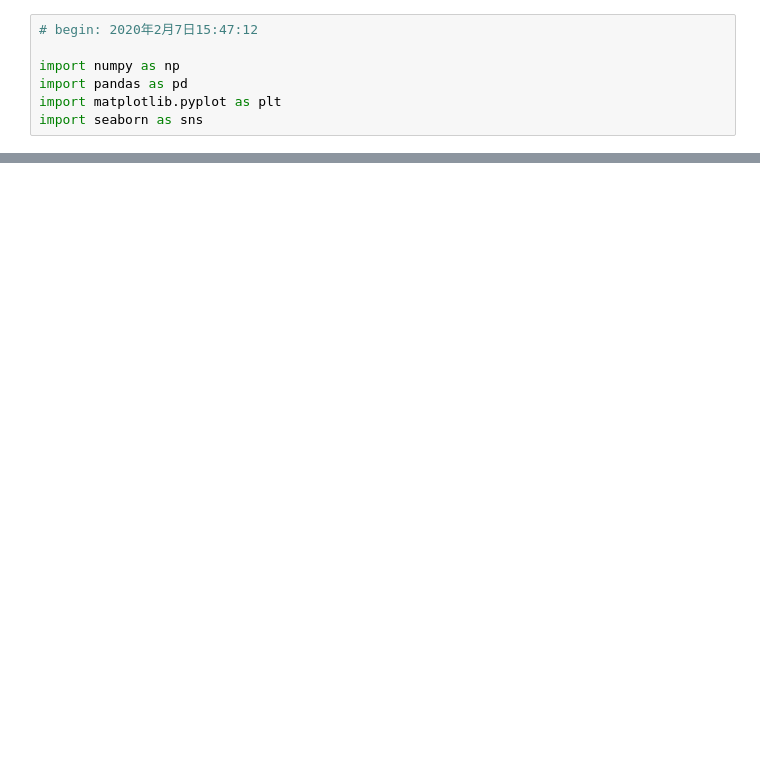
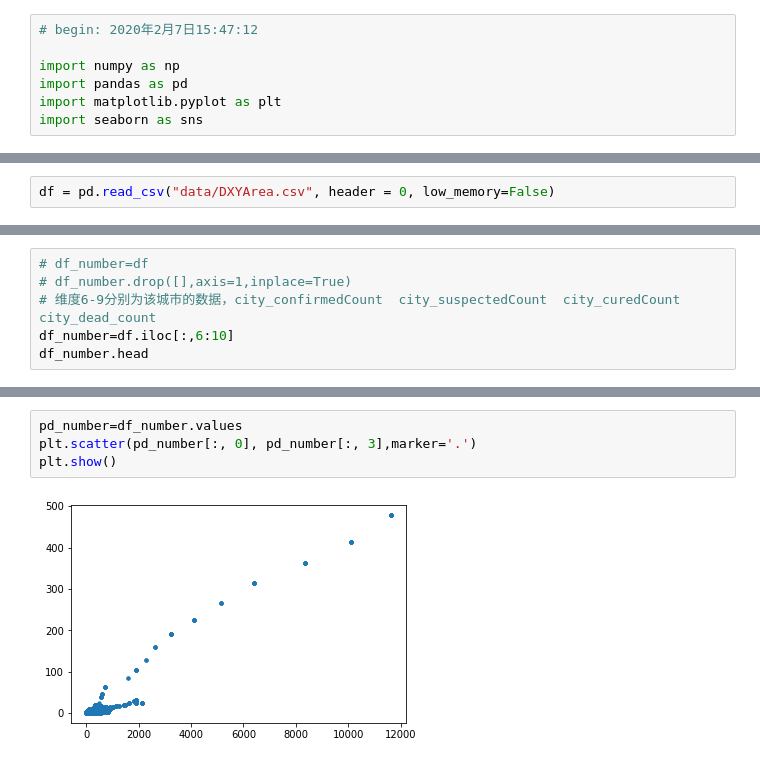
Before and after one commit to jiFengCQ/city_cluster, a Jupyter notebook: city_cluster.ipynb, the cells around one changed output, grey strips where cells are left out. Drawn from its saved outputs; the diff is of its cells as text; blank space fills up the shorter version.

```diff
--- a/city_cluster.ipynb
+++ b/city_cluster.ipynb
@@ -51,0 +8,2 @@ TypeError: 'Index' object is not callable
+# %%
+df = pd.read_csv("data/DXYArea.csv", header = 0, low_memory=False)
@@ -51,0 +29,6 @@ TypeError: 'Index' object is not callable
+# %%
+# df_number=df
+# df_number.drop([],axis=1,inplace=True)
+# 维度6-9分别为该城市的数据，city_confirmedCount  city_suspectedCount  city_curedCount city_dead_count
+df_number=df.iloc[:,6:10]
+df_number.head
@@ -51,0 +53,6 @@ TypeError: 'Index' object is not callable
+# %%
+pd_number=df_number.values
+plt.scatter(pd_number[:, 0], pd_number[:, 3],marker='.')
+plt.show()
+# %% [output]
+[figure, added]
```
Also changed, not shown: parts of 6 cells of this notebook.
